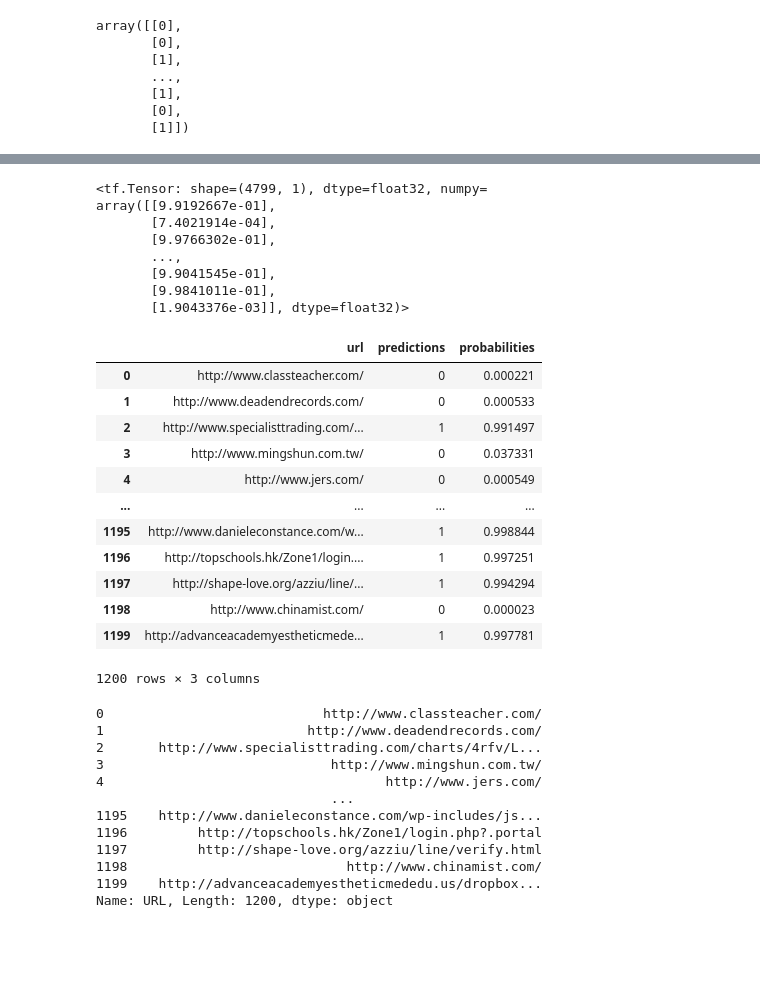
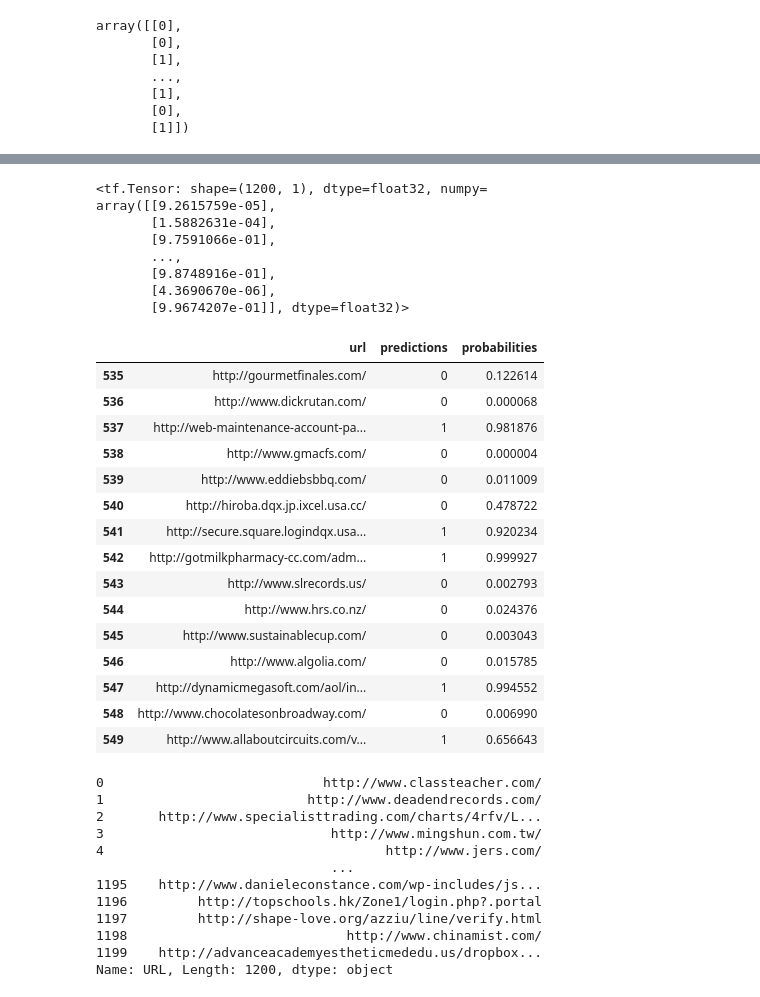
Before and after one commit to shawnrosofsky/MITREHackathonChallengeGroup, a Jupyter notebook: test_model_Shawn.ipynb, the cells around one changed output, grey strips where cells are left out. Cells and saved outputs as stored; diff of their text form; code cells hidden in the pictures; blank space fills up the shorter version.

```diff
--- a/test_model_Shawn.ipynb
+++ b/test_model_Shawn.ipynb
@@ -674,5 +674,5 @@ Epoch 100/100
 # %%
-model_combined.load_weights('cp-0005.ckpt')
+model_combined.load_weights('cp-0020.ckpt')
 loss, accuracy = model_combined.evaluate(val_ds)
 print("Accuracy", accuracy)
 # %% [output]
@@ -706,32 +715,35 @@ array([[2.2104850e-04],
 probabilities = tf.nn.sigmoid(model_combined.predict(test_ds))
 probabilities
 # %% [output]
-<tf.Tensor: shape=(4799, 1), dtype=float32, numpy=
-array([[9.9192667e-01],
-       [7.4021914e-04],
-       [9.9766302e-01],
+<tf.Tensor: shape=(1200, 1), dtype=float32, numpy=
+array([[9.2615759e-05],
+       [1.5882631e-04],
+       [9.7591066e-01],
        ...,
-       [9.9041545e-01],
-       [9.9841011e-01],
-       [1.9043376e-03]], dtype=float32)>
+       [9.8748916e-01],
+       [4.3690670e-06],
+       [9.9674207e-01]], dtype=float32)>
 # %%
 df = pd.DataFrame({'url': url_test,'predictions': predictions.squeeze(), 'probabilities': np.array(probabilities).squeeze()})
-data_test_predictions.to_csv("predictions_probabilities.csv", encoding='utf-8', index=False)
-df
+df.to_csv("predictions_probabilities.csv", encoding='utf-8', index=False)
+df[535:550]
 # %% [output]
 |  | url | predictions | probabilities |
-| 0 | http://www.classteacher.com/ | 0 | 0.000221 |
-| 1 | http://www.deadendrecords.com/ | 0 | 0.000533 |
-| 2 | http://www.specialisttrading.com/... | 1 | 0.991497 |
-| 3 | http://www.mingshun.com.tw/ | 0 | 0.037331 |
-| 4 | http://www.jers.com/ | 0 | 0.000549 |
-| ... | ... | ... | ... |
-| 1195 | http://www.danieleconstance.com/w... | 1 | 0.998844 |
-| 1196 | http://topschools.hk/Zone1/login.... | 1 | 0.997251 |
-| 1197 | http://shape-love.org/azziu/line/... | 1 | 0.994294 |
-| 1198 | http://www.chinamist.com/ | 0 | 0.000023 |
-| 1199 | http://advanceacademyestheticmede... | 1 | 0.997781 |
+| 535 | http://gourmetfinales.com/ | 0 | 0.122614 |
+| 536 | http://www.dickrutan.com/ | 0 | 0.000068 |
+| 537 | http://web-maintenance-account-pa... | 1 | 0.981876 |
+| 538 | http://www.gmacfs.com/ | 0 | 0.000004 |
+| 539 | http://www.eddiebsbbq.com/ | 0 | 0.011009 |
+| 540 | http://hiroba.dqx.jp.ixcel.usa.cc/ | 0 | 0.478722 |
+| 541 | http://secure.square.logindqx.usa... | 1 | 0.920234 |
+| 542 | http://gotmilkpharmacy-cc.com/adm... | 1 | 0.999927 |
+| 543 | http://www.slrecords.us/ | 0 | 0.002793 |
+| 544 | http://www.hrs.co.nz/ | 0 | 0.024376 |
+| 545 | http://www.sustainablecup.com/ | 0 | 0.003043 |
+| 546 | http://www.algolia.com/ | 0 | 0.015785 |
+| 547 | http://dynamicmegasoft.com/aol/in... | 1 | 0.994552 |
+| 548 | http://www.chocolatesonbroadway.com/ | 0 | 0.006990 |
+| 549 | http://www.allaboutcircuits.com/v... | 1 | 0.656643 |
-1200 rows × 3 columns
 # %%
 url_test
 # %% [output]
```
Also changed, not shown: parts of 5 cells of this notebook.
